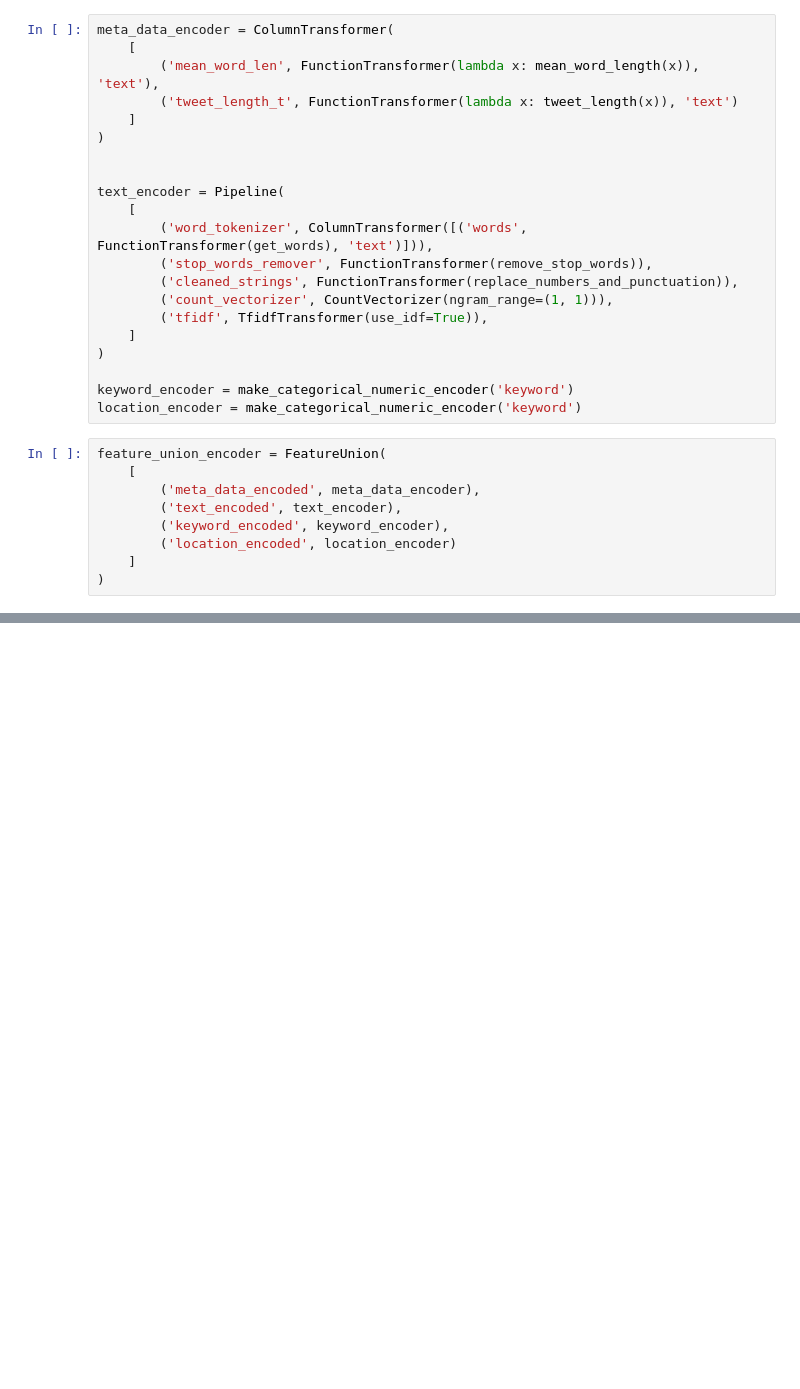
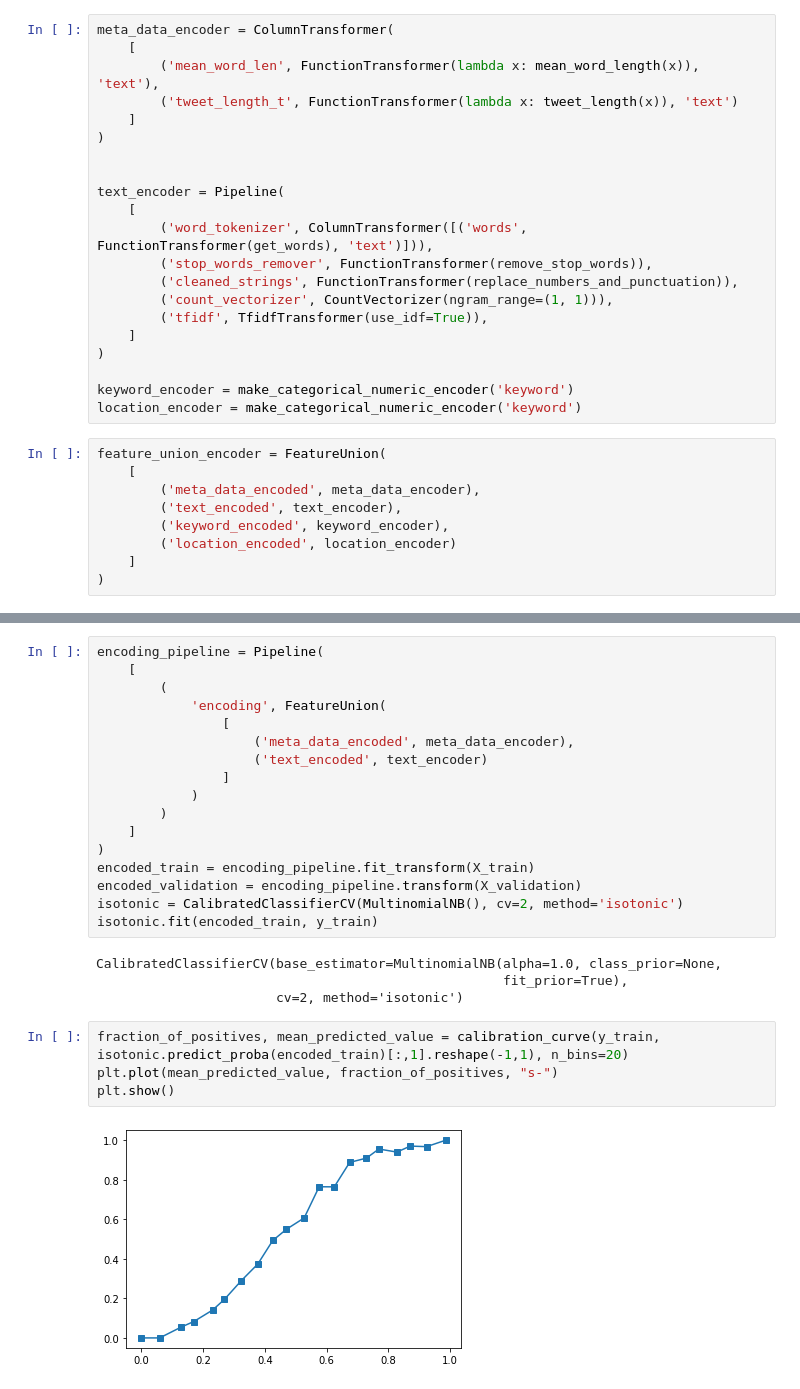
Before and after one commit to deanbgarlick/distaster_tweets_nlp_dataset, a Jupyter notebook: feature_union_model.ipynb, the cells around one changed output, grey strips where cells are left out. Cells and saved outputs as stored; diff of their text form; blank space fills up the shorter version.

```diff
--- a/feature_union_model.ipynb
+++ b/feature_union_model.ipynb
@@ -81,0 +172,27 @@ plt.show()
+# %%
+encoding_pipeline = Pipeline(
+    [
+        (
+            'encoding', FeatureUnion(
+                [
+                    ('meta_data_encoded', meta_data_encoder),
+                    ('text_encoded', text_encoder)
+                ]
+            )
+        )
+    ]
+)
+encoded_train = encoding_pipeline.fit_transform(X_train)
+encoded_validation = encoding_pipeline.transform(X_validation)
+isotonic = CalibratedClassifierCV(MultinomialNB(), cv=2, method='isotonic')
+isotonic.fit(encoded_train, y_train)
+# %% [output]
+CalibratedClassifierCV(base_estimator=MultinomialNB(alpha=1.0, class_prior=None,
+                                                    fit_prior=True),
+                       cv=2, method='isotonic')
+# %%
+fraction_of_positives, mean_predicted_value = calibration_curve(y_train, isotonic.predict_proba(encoded_train)[:,1].reshape(-1,1), n_bins=20)
+plt.plot(mean_predicted_value, fraction_of_positives, "s-")
+plt.show()
+# %% [output]
+[figure, added]
```
Also changed, not shown: parts of 10 cells of this notebook.
